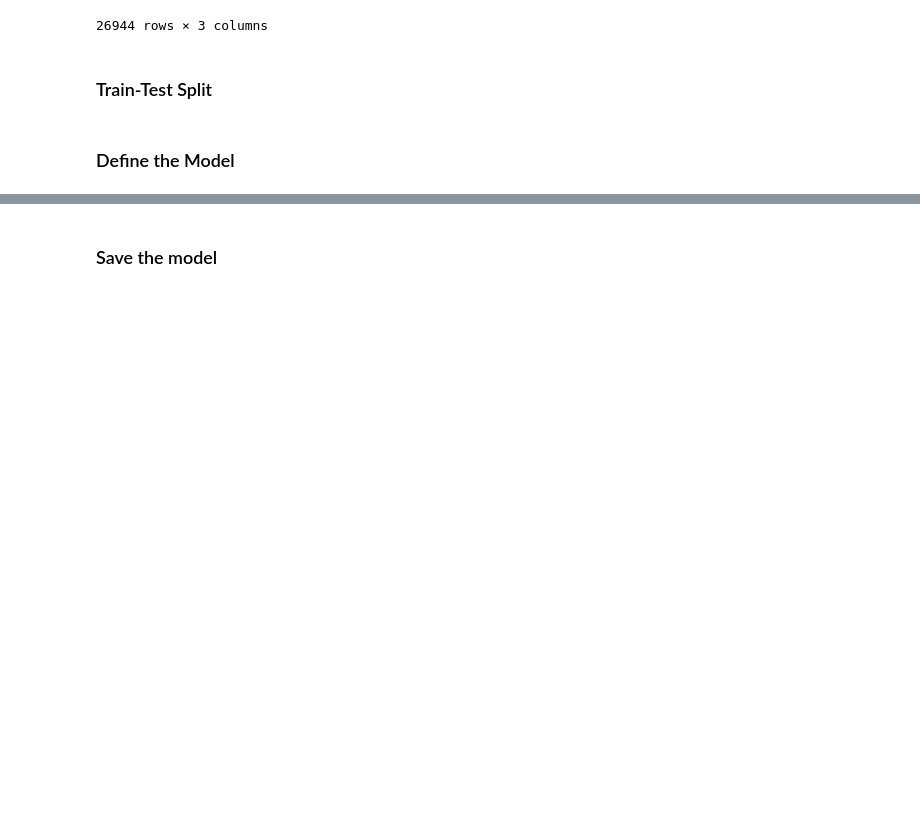
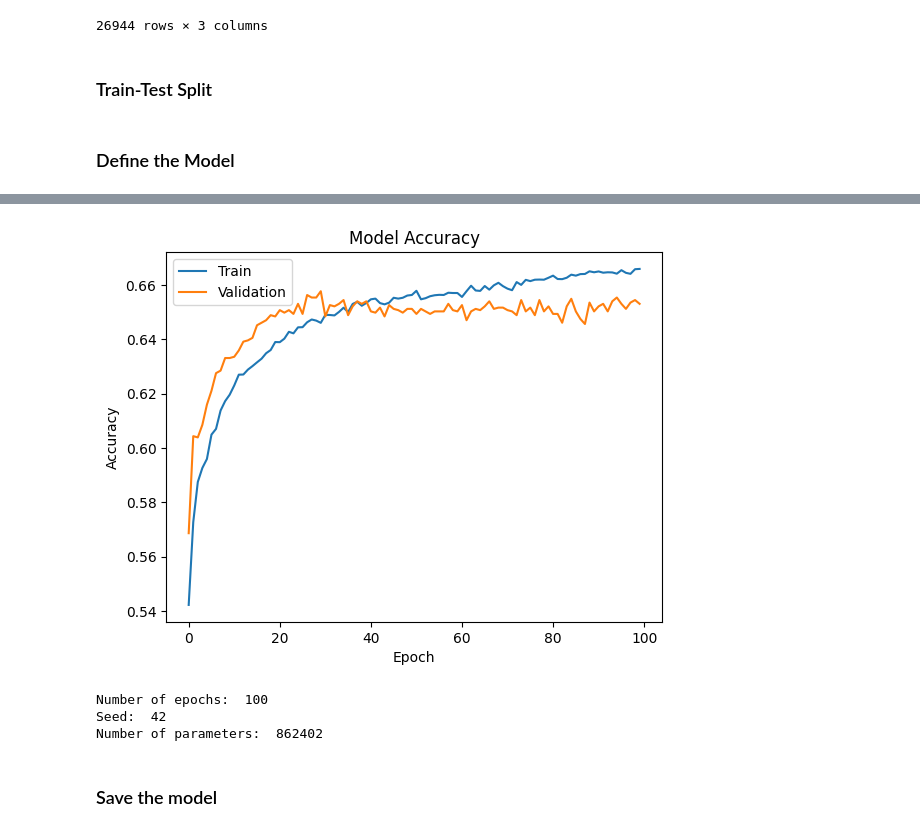
Before and after one commit to wukachn/uom-nlu, a Jupyter notebook: deep_nli_training.ipynb, the cells around one changed output, grey strips where cells are left out. Drawn from its saved outputs; the diff is of its cells as text; code cells hidden in the pictures; blank space fills up the shorter version.

Commit message:
add model card

```diff
--- a/deep_nli_training.ipynb
+++ b/deep_nli_training.ipynb
@@ -164,4 +165,26 @@ Test Loss: 0.6217123866081238
 Test Accuracy: 0.6459454298019409
+# %%
+# Plot the training history
+plt.plot(history.history['accuracy'])
+plt.plot(history.history['val_accuracy'])
+plt.title('Model Accuracy')
+plt.ylabel('Accuracy')
+plt.xlabel('Epoch')
+plt.legend(['Train', 'Validation'], loc='upper left')
+plt.show()
+# %% [output]
+[figure, added]
+# %%
+# Number of epochs
+print("Number of epochs: ", len(history.history['accuracy']))
+# Seed
+print("Seed: ", 42)
+# Number of parameters
+print("Number of parameters: ", model.count_params())
+# %% [output]
+Number of epochs:  100
+Seed:  42
+Number of parameters:  862402
 # %% [markdown]
 ### Save the model
 # %%
```
Also changed, not shown: parts of 3 cells of this notebook, 3 other files.
